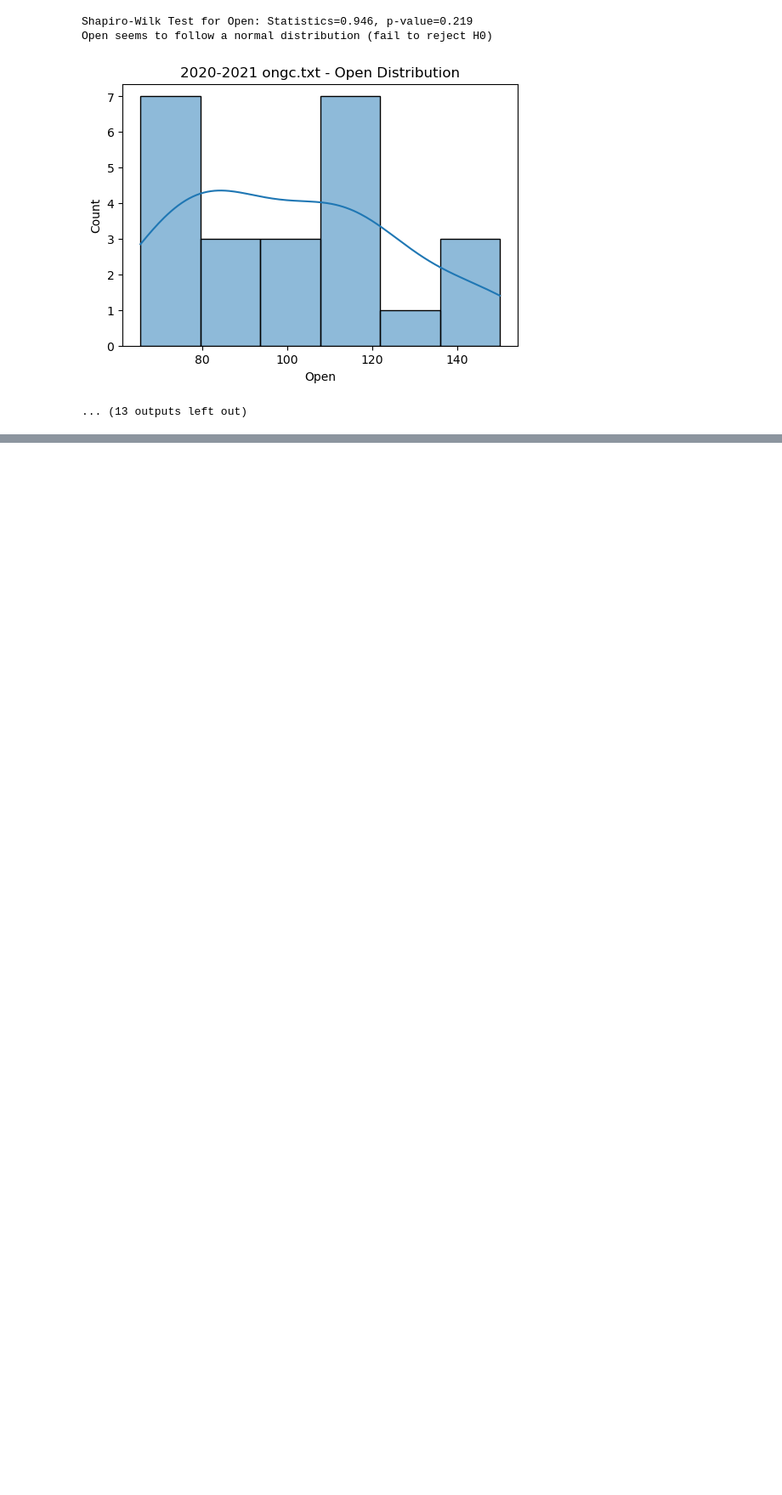
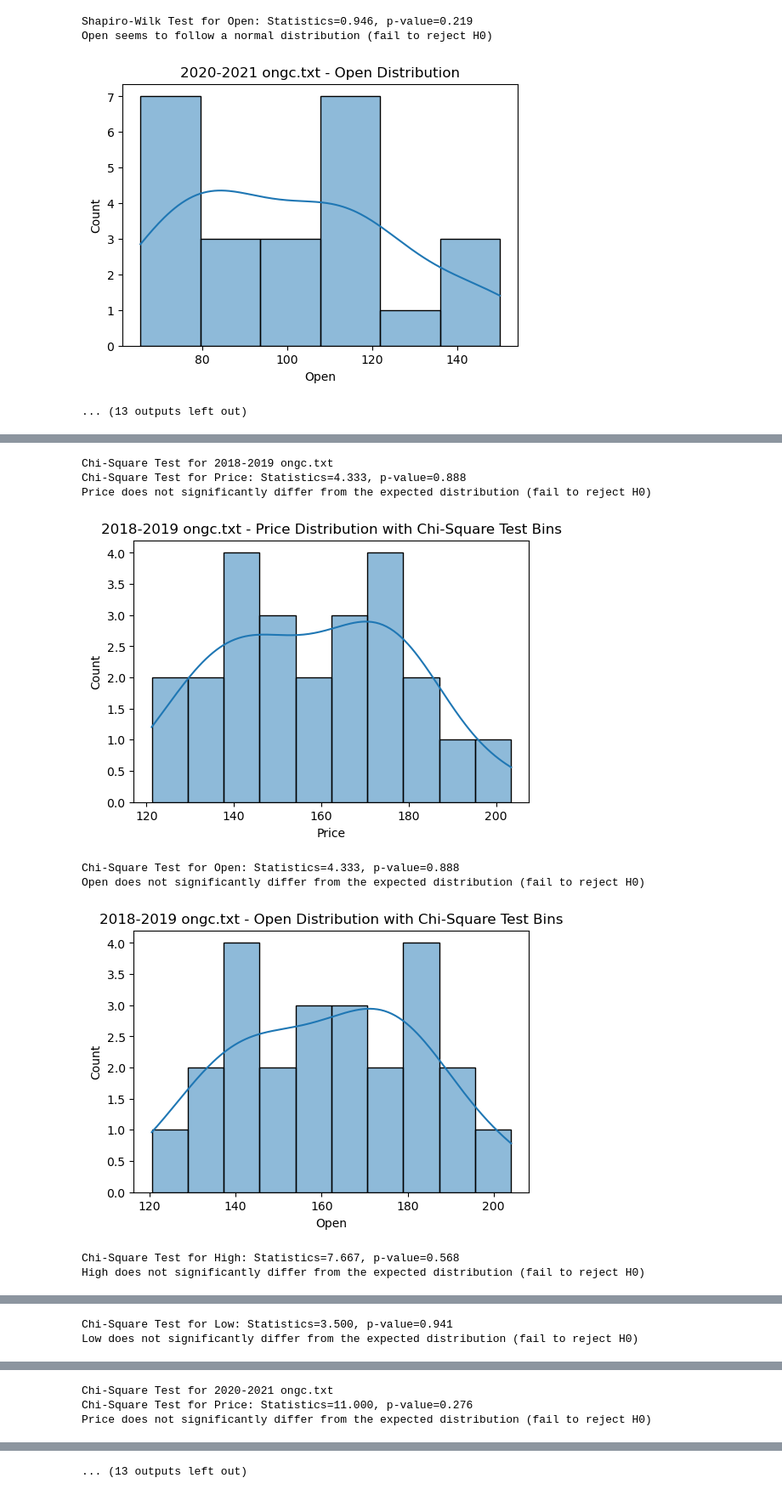
Before and after one commit to 5-kritika/NON-PARA-PROJECT, a Jupyter notebook: Non-Para.ipynb, the cells around one changed output, grey strips where cells are left out. Shown at 85% size. Cells and saved outputs as stored; diff of their text form; code cells hidden in the pictures; blank space fills up the shorter version.

```diff
--- a/Non-Para.ipynb
+++ b/Non-Para.ipynb
@@ -100,0 +103,41 @@ Open seems to follow a normal distribution (fail to reject H0)
+# %%
+# Function to test goodness of fit using Chi-Square test
+def test_chi_square(data, column, bins=10):
+    # Drop missing values and bin data into specified number of bins
+    observed_values, bin_edges = np.histogram(data[column].dropna(), bins=bins)
+
+    # Calculate the expected frequency assuming a uniform distribution
+    expected_values = [len(data[column].dropna()) / bins] * bins
+
+    # Perform Chi-Square test
+    stat, p = stats.chisquare(observed_values, f_exp=expected_values)
+    print(f'Chi-Square Test for {column}: Statistics={stat:.3f}, p-value={p:.3f}')
+    if p > 0.05:
+        print(f"{column} does not significantly differ from the expected distribution (fail to reject H0)")
+    else:
+        print(f"{column} significantly differs from the expected distribution (reject H0)")
+
+# Loop through each dataset and apply Chi-Square test
+for name, df in datasets.items():
+    print(f"\nChi-Square Test for {name}")
+
+    for column in df.columns:  # Loop through each column of the dataset
+        if pd.api.types.is_numeric_dtype(df[column]):  # Only test numerical columns
+            # Test goodness of fit
+            test_chi_square(df, column, bins=10)
+
+            # Plot histogram with KDE overlay
+            plt.figure(figsize=(6, 4))
+            sns.histplot(df[column].dropna(), kde=True, bins=10)
+            plt.title(f'{name} - {column} Distribution with Chi-Square Test Bins')
+            plt.show()
+# %% [output]
+Chi-Square Test for 2018-2019 ongc.txt
+Chi-Square Test for Price: Statistics=4.333, p-value=0.888
+Price does not significantly differ from the expected distribution (fail to reject H0)
+[figure, added]
+Chi-Square Test for Open: Statistics=4.333, p-value=0.888
+Open does not significantly differ from the expected distribution (fail to reject H0)
+[figure, added]
+Chi-Square Test for High: Statistics=7.667, p-value=0.568
+High does not significantly differ from the expected distribution (fail to reject H0)
@@ -100,0 +145,2 @@ Open seems to follow a normal distribution (fail to reject H0)
+Chi-Square Test for Low: Statistics=3.500, p-value=0.941
+Low does not significantly differ from the expected distribution (fail to reject H0)
@@ -100,0 +148,3 @@ Open seems to follow a normal distribution (fail to reject H0)
+Chi-Square Test for 2020-2021 ongc.txt
+Chi-Square Test for Price: Statistics=11.000, p-value=0.276
+Price does not significantly differ from the expected distribution (fail to reject H0)
@@ -100,0 +155 @@ Open seems to follow a normal distribution (fail to reject H0)
+... (13 outputs left out)
```
Also changed, not shown: parts of 2 cells of this notebook.
